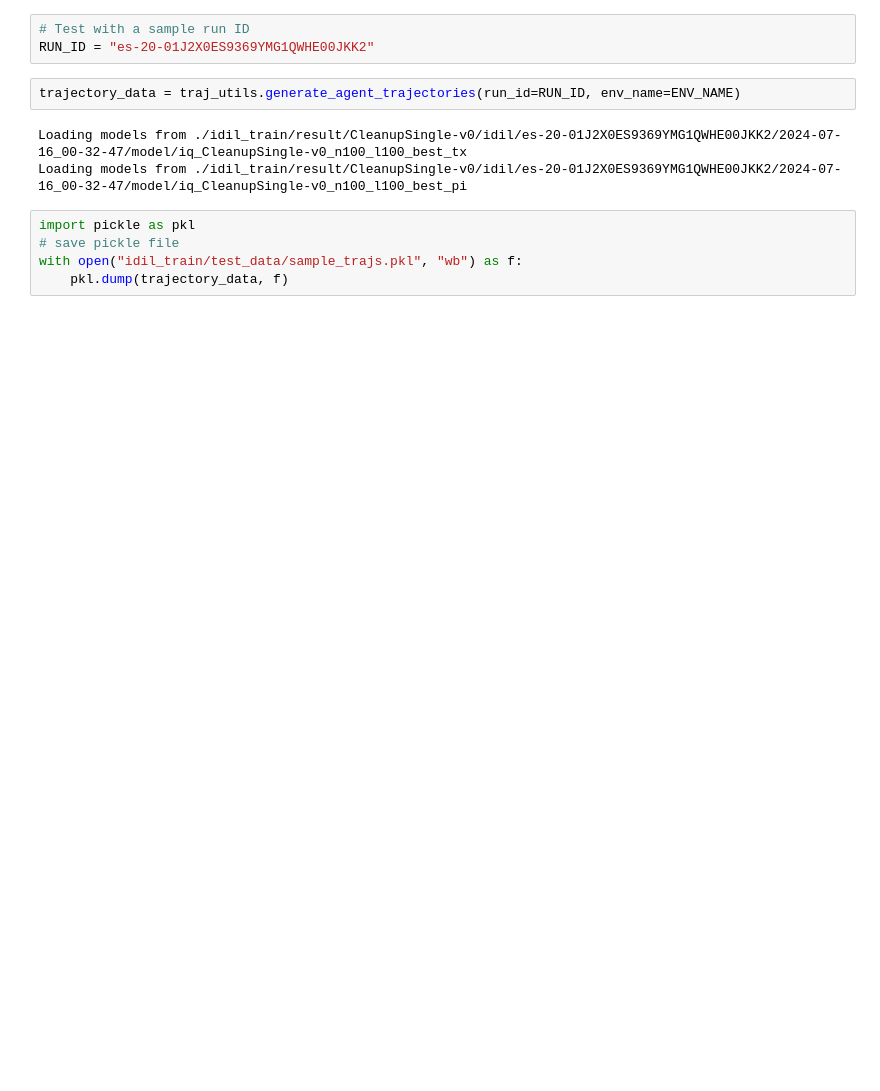
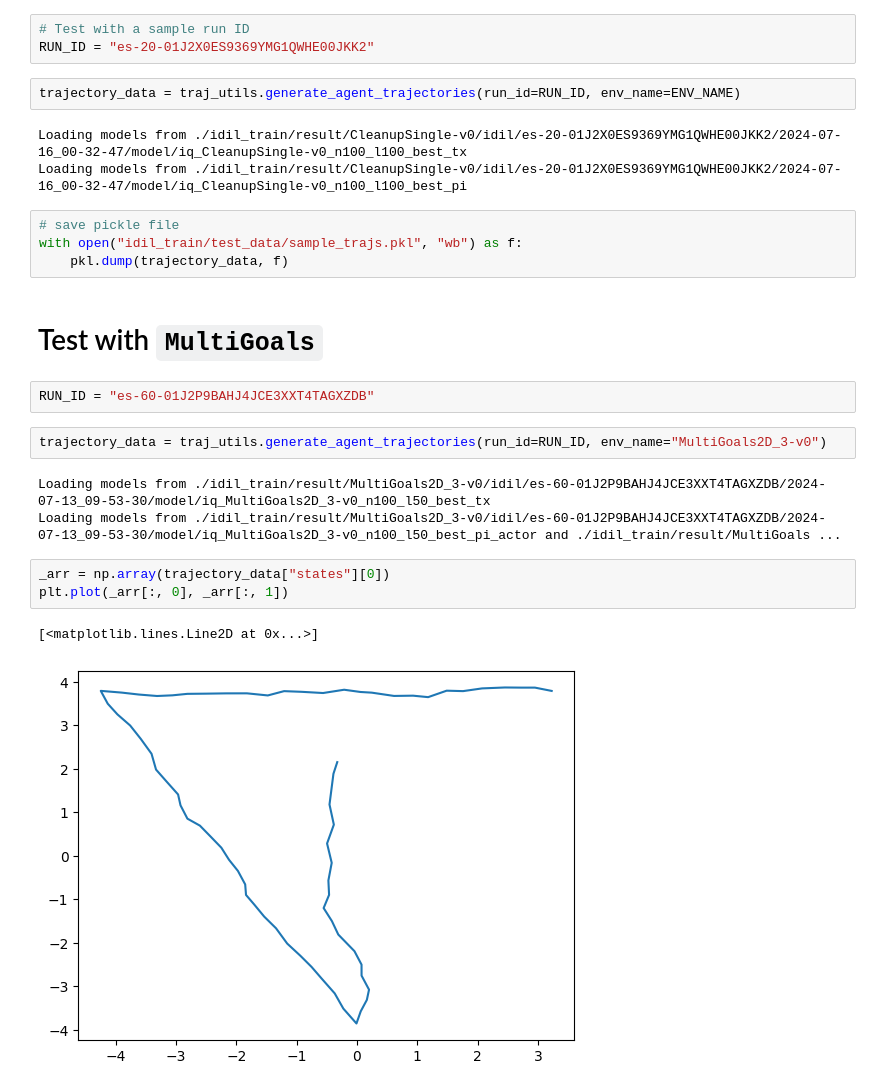
Before and after one commit to unhelkarlab/IDIL, a Jupyter notebook: notebooks/07_generate_trajectories.ipynb, the cells around one changed output. Saved outputs shown, nothing was run; the diff lists cells and outputs as text; blank space fills up the shorter version.

Commit message:
add evaluation visuals

```diff
--- a/notebooks/07_generate_trajectories.ipynb
+++ b/notebooks/07_generate_trajectories.ipynb
@@ -20,7 +20,21 @@ trajectory_data = traj_utils.generate_agent_trajectories(run_id=RUN_ID, env_name
 Loading models from ./idil_train/result/CleanupSingle-v0/idil/es-20-01J2X0ES9369YMG1QWHE00JKK2/2024-07-16_00-32-47/model/iq_CleanupSingle-v0_n100_l100_best_tx
 Loading models from ./idil_train/result/CleanupSingle-v0/idil/es-20-01J2X0ES9369YMG1QWHE00JKK2/2024-07-16_00-32-47/model/iq_CleanupSingle-v0_n100_l100_best_pi
 # %%
-import pickle as pkl
 # save pickle file
 with open("idil_train/test_data/sample_trajs.pkl", "wb") as f:
     pkl.dump(trajectory_data, f)
+# %% [markdown]
+# Test with `MultiGoals`
+# %%
+RUN_ID = "es-60-01J2P9BAHJ4JCE3XXT4TAGXZDB"
+# %%
+trajectory_data = traj_utils.generate_agent_trajectories(run_id=RUN_ID, env_name="MultiGoals2D_3-v0")
+# %% [output]
+Loading models from ./idil_train/result/MultiGoals2D_3-v0/idil/es-60-01J2P9BAHJ4JCE3XXT4TAGXZDB/2024-07-13_09-53-30/model/iq_MultiGoals2D_3-v0_n100_l50_best_tx
+Loading models from ./idil_train/result/MultiGoals2D_3-v0/idil/es-60-01J2P9BAHJ4JCE3XXT4TAGXZDB/2024-07-13_09-53-30/model/iq_MultiGoals2D_3-v0_n100_l50_best_pi_actor and ./idil_train/result/MultiGoals ...
+# %%
+_arr = np.array(trajectory_data["states"][0])
+plt.plot(_arr[:, 0], _arr[:, 1])
+# %% [output]
+[<matplotlib.lines.Line2D at 0x...>]
+[figure, added]
```
Also changed, not shown: parts of 5 cells of this notebook, 1 other file.
